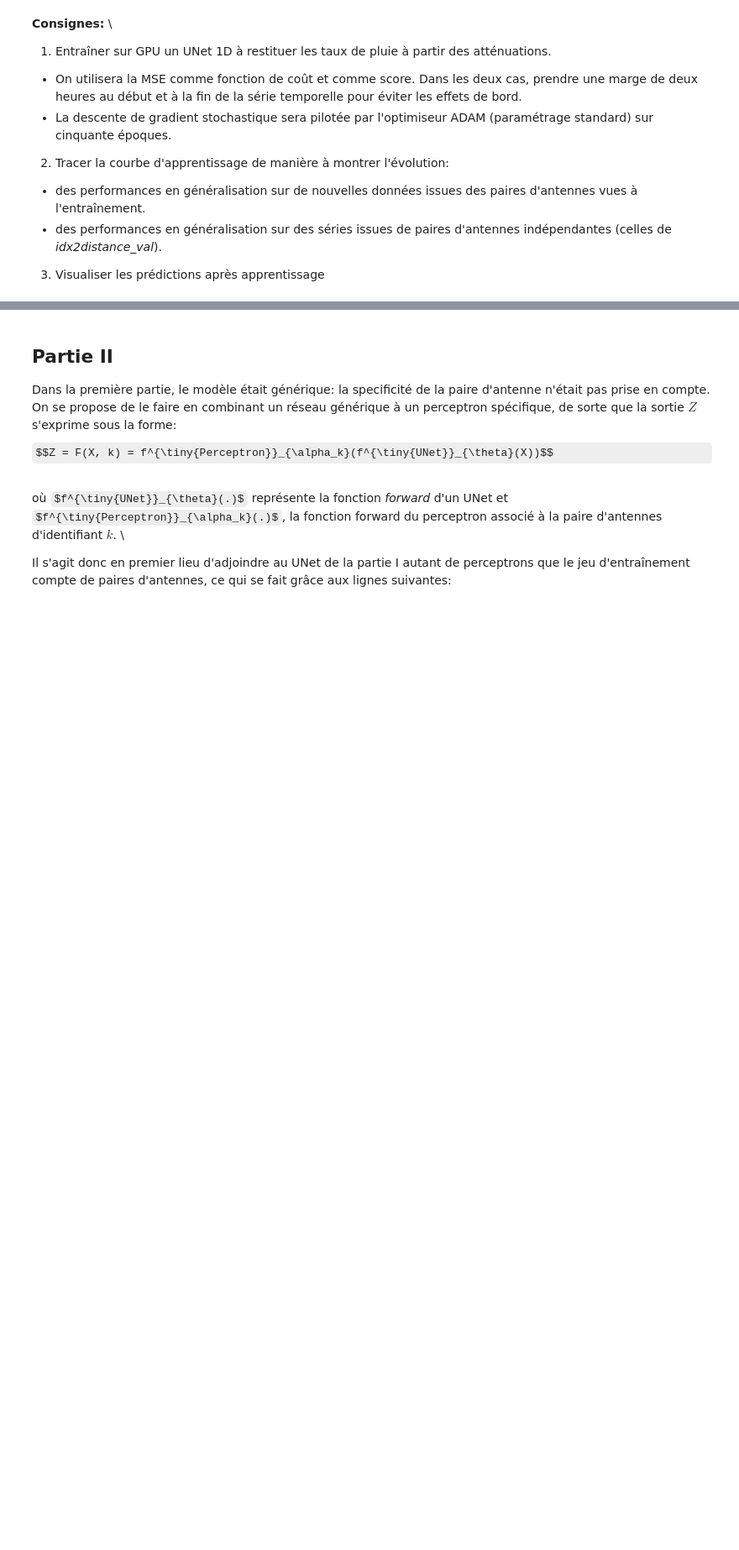
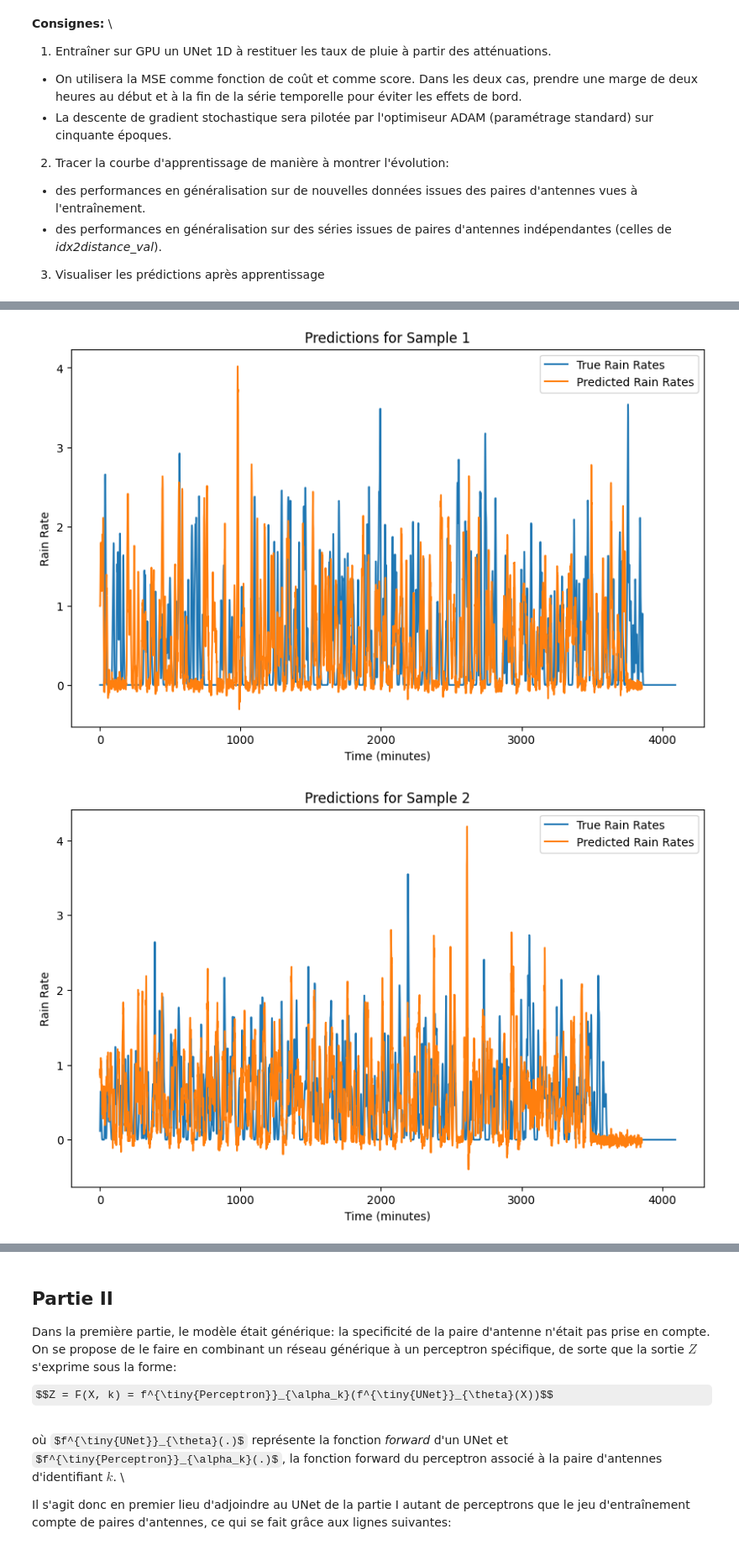
Before and after one commit to bubblegumcherrys/exam_2025, a Jupyter notebook: notebooks/probleme1.ipynb, the cells around one changed output, grey strips where cells are left out. Shown at 84% size. Drawn from its saved outputs; the diff is of its cells as text; code cells hidden in the pictures; some formulas as TeX source; blank space fills up the shorter version.

```diff
--- a/notebooks/probleme1.ipynb
+++ b/notebooks/probleme1.ipynb
@@ -260,0 +315,30 @@ OutOfMemoryError: CUDA out of memory. Tried to allocate 50.00 MiB. GPU 0 has a t
+# %%
+# Get a batch of data from the validation dataloader
+for batch_idx, (ids, dists, rain_rates, attenuations) in enumerate(valloader):
+    break
+
+# Move data to the device
+attenuations = attenuations.to(device)
+rain_rates = rain_rates.to(device)
+
+# Make predictions
+model.eval()  # Set the model to evaluation mode
+with torch.no_grad():
+    predictions = model(attenuations.unsqueeze(1))
+
+# Apply margin to predictions
+predictions = predictions[:, :, margin:-margin]
+
+# Visualize predictions for a few samples
+for i in range(5):
+    plt.figure(figsize=(10, 6))
+    plt.plot(rain_rates[i].cpu().numpy(), label="True Rain Rates")
+    plt.plot(predictions[i, 0].cpu().numpy(), label="Predicted Rain Rates")
+    plt.title(f"Predictions for Sample {i+1}")
+    plt.xlabel("Time (minutes)")
+    plt.ylabel("Rain Rate")
+    plt.legend()
+    plt.show()
+# %% [output]
+[figure, added]
+[figure, added]
```
Also changed, not shown: parts of 6 cells of this notebook.
